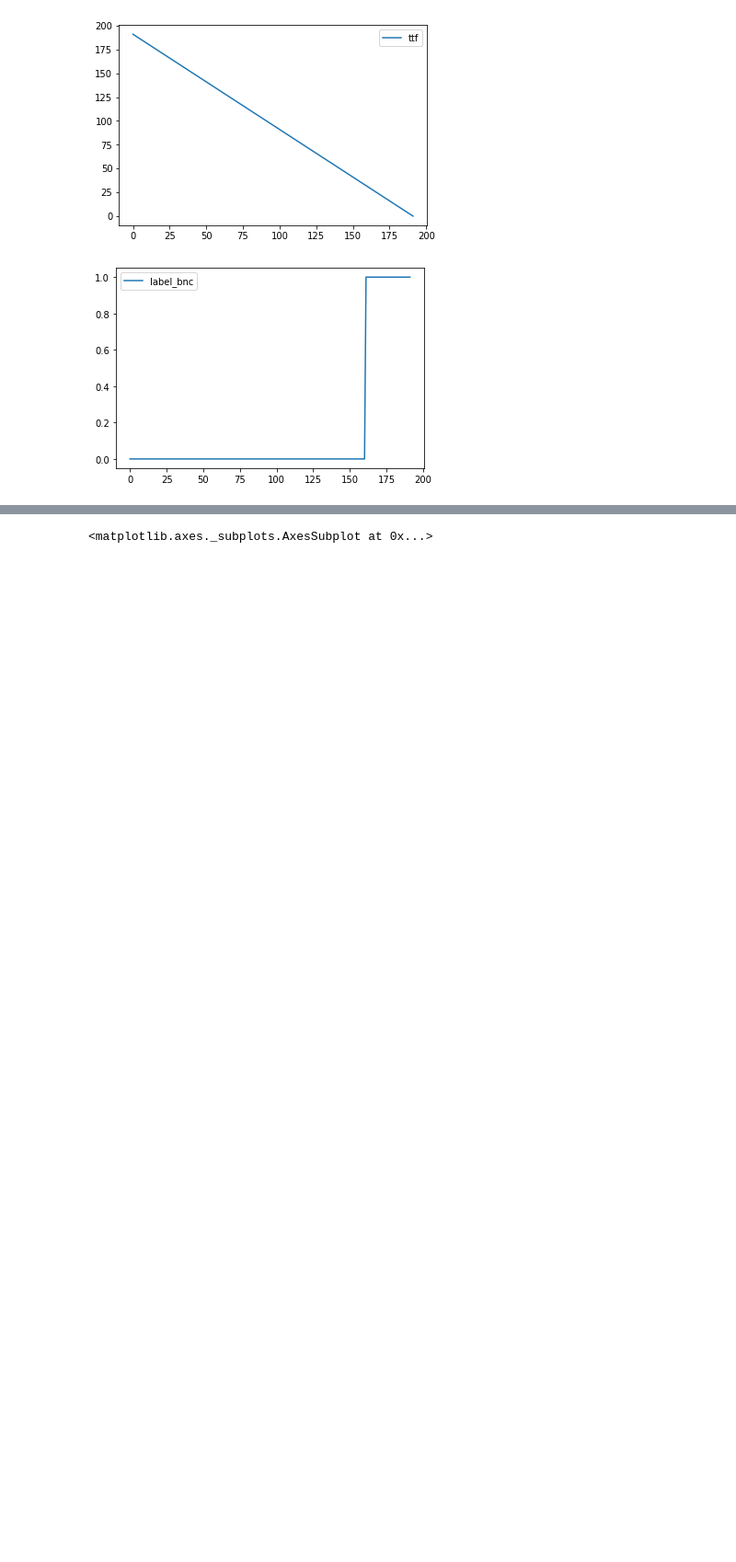
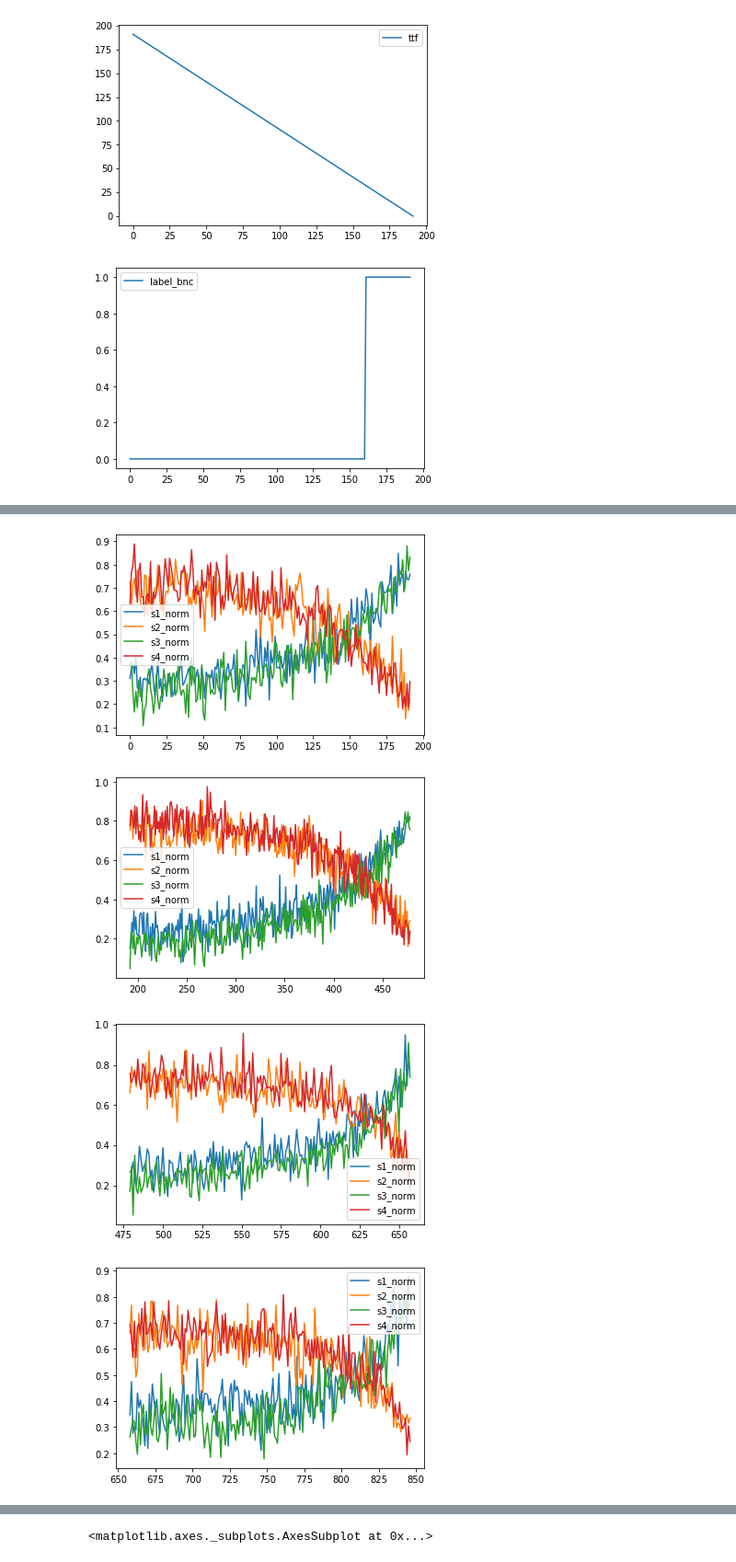
Before and after one commit to lxgrf/msc_statlearn, a Jupyter notebook: py_assignment_rough.ipynb, the cells around one changed output, grey strips where cells are left out. Shown at 92% size. Drawn from its saved outputs; the diff is of its cells as text; code cells hidden in the pictures; blank space fills up the shorter version.

```diff
--- a/py_assignment_rough.ipynb
+++ b/py_assignment_rough.ipynb
@@ -49,3 +49,11 @@ for column in trainraw:
 [figure]
 [figure]
 [figure]
+# %%
+# Normalising - for ease of plotting!
+for a in ["s1", "s2", "s3", "s4"]:
+    cmin = trainraw[a].min()
+    cdiff = trainraw[a].max() - cmin
+    trainraw["{}_norm".format(a)] = (trainraw[a] - cmin) / cdiff
+
+trainraw.head()
@@ -51,0 +67,9 @@ for column in trainraw:
+# %%
+# Normalised plots
+for i in range(1,11):
+    trainraw[trainraw.id == i][["s1_norm","s2_norm","s3_norm","s4_norm"]].plot.line()
+# %% [output]
+[figure, added]
+[figure, added]
+[figure, added]
+[figure, added]
```
Also changed, not shown: parts of 2 cells of this notebook.
